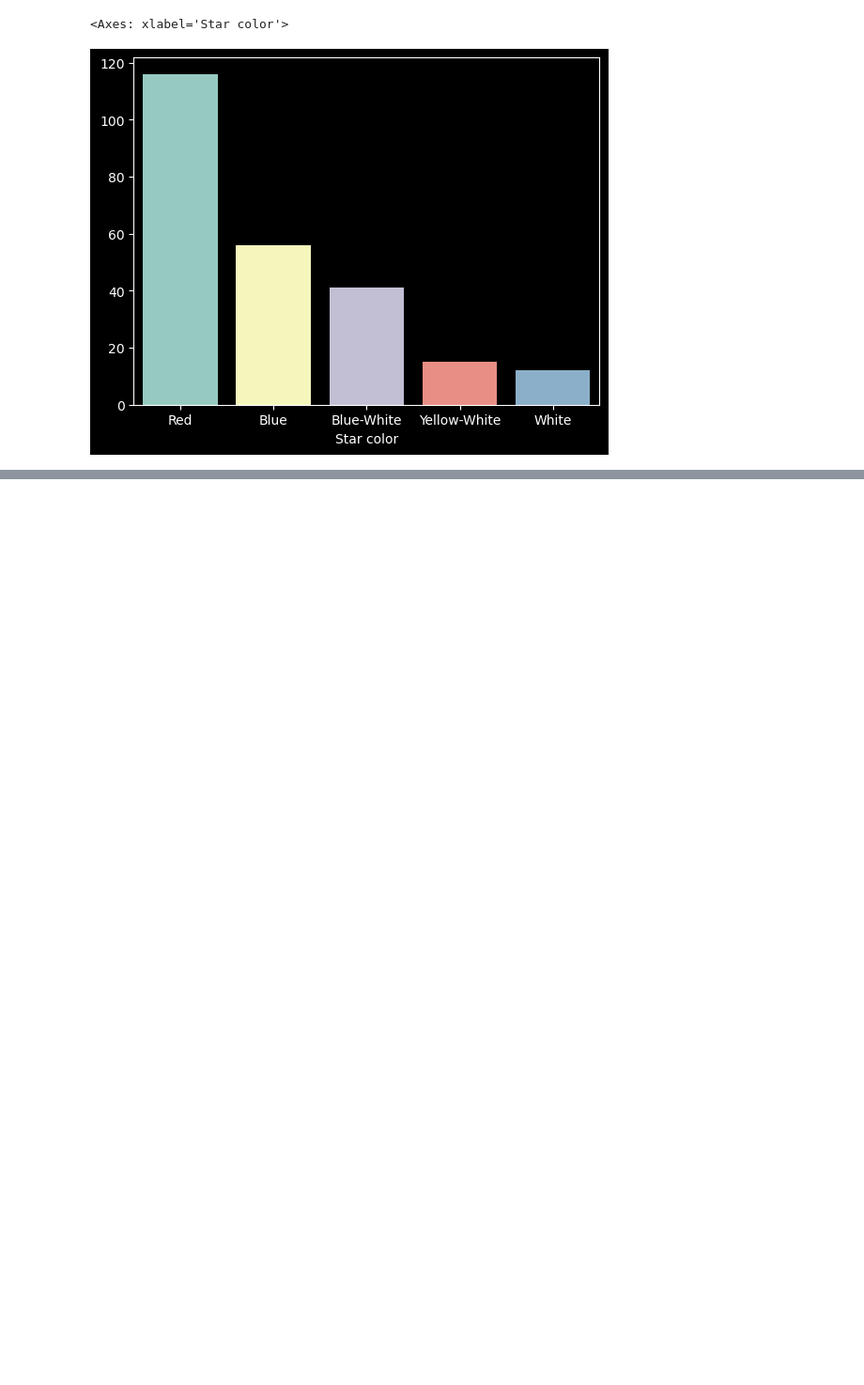
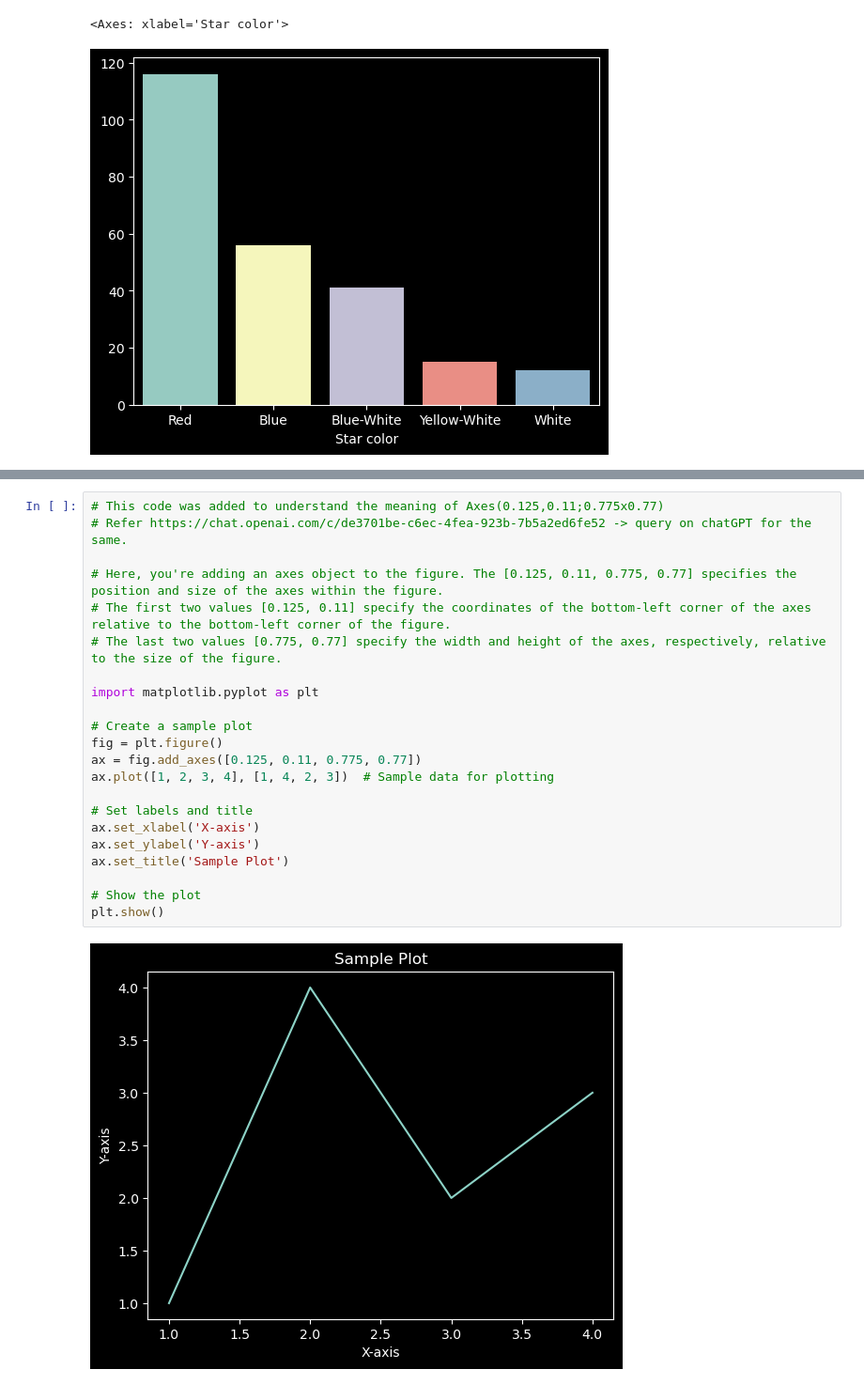
Before and after one commit to elmhrkshy/AstronomicalDataViz, a Jupyter notebook: Astronomical_Data_Viz.ipynb, the cells around one changed output, grey strips where cells are left out. Shown: that part at 94% size. Saved outputs shown, nothing was run; the diff lists cells and outputs as text; blank space fills up the shorter version.

Commit message:
Box plot and subplots

```diff
--- a/Astronomical_Data_Viz.ipynb
+++ b/Astronomical_Data_Viz.ipynb
@@ -267,3 +275,27 @@ plt.yticks(color='tab:pink')
 plt.show()
 # %% [output]
 [figure]
+# %%
+# This code was added to understand the meaning of Axes(0.125,0.11;0.775x0.77)
+# Refer https://chat.openai.com/c/de3701be-c6ec-4fea-923b-7b5a2ed6fe52 -> query on chatGPT for the same.
+
+# Here, you're adding an axes object to the figure. The [0.125, 0.11, 0.775, 0.77] specifies the position and size of the axes within the figure.
+# The first two values [0.125, 0.11] specify the coordinates of the bottom-left corner of the axes relative to the bottom-left corner of the figure.
+# The last two values [0.775, 0.77] specify the width and height of the axes, respectively, relative to the size of the figure.
+
+import matplotlib.pyplot as plt
+
+# Create a sample plot
+fig = plt.figure()
+ax = fig.add_axes([0.125, 0.11, 0.775, 0.77])
+ax.plot([1, 2, 3, 4], [1, 4, 2, 3])  # Sample data for plotting
+
+# Set labels and title
+ax.set_xlabel('X-axis')
+ax.set_ylabel('Y-axis')
+ax.set_title('Sample Plot')
+
+# Show the plot
+plt.show()
+# %% [output]
+[figure, added]
```
Also changed, not shown: parts of 14 cells of this notebook, 3 other files.
